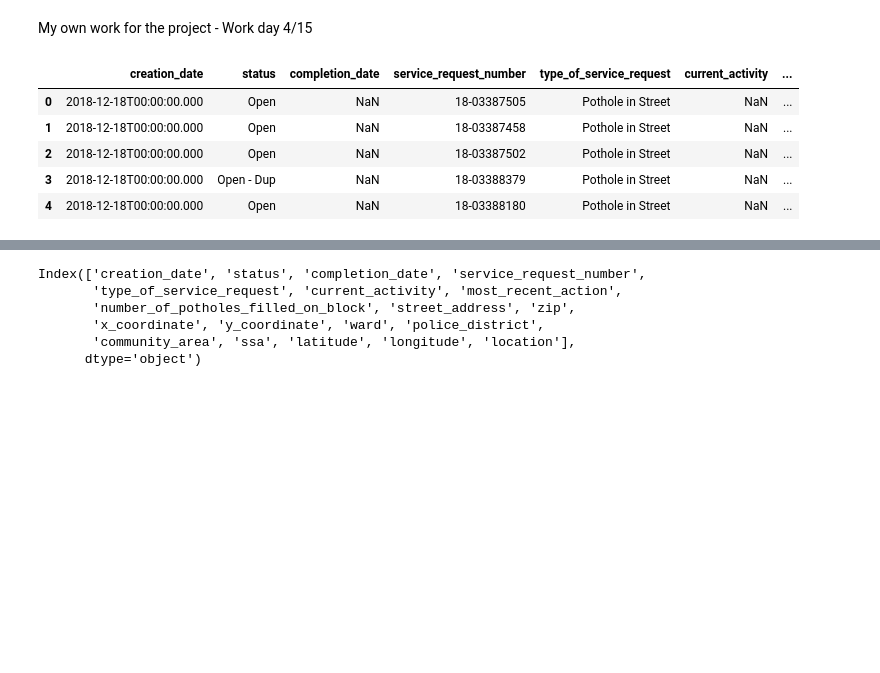
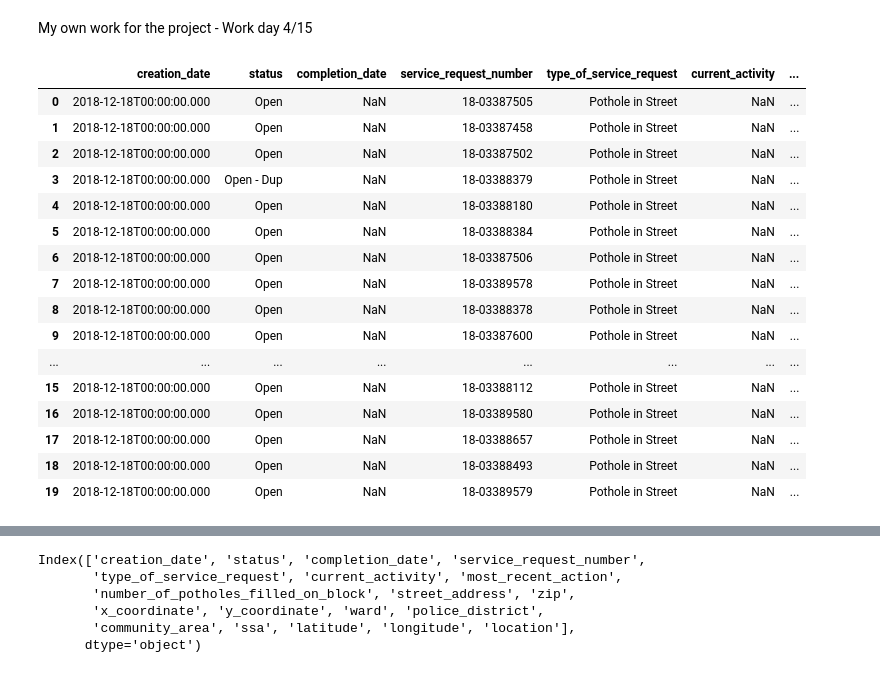
Before and after one commit to alyssaassmith/caniaccombo-potholes, a Jupyter notebook: notebooks/Taylor_W_Group1.ipynb, the cells around one changed output, grey strips where cells are left out. Saved outputs shown, nothing was run; the diff lists cells and outputs as text; code cells hidden in the pictures; blank space fills up the shorter version.

```diff
--- a/notebooks/Taylor_W_Group1.ipynb
+++ b/notebooks/Taylor_W_Group1.ipynb
@@ -20,14 +20,25 @@ pothole = pd.read_csv("https://data.cityofchicago.org/resource/7as2-ds3y.csv?$li
 # %%
 patched = pd.read_csv("https://data.cityofchicago.org/resource/wqdh-9gek.csv?$limit=1000000")
 # %%
-pothole.head()
+pothole.head(20)
 # %% [output]
 |  | creation_date | status | completion_date | service_request_number | type_of_service_request | current_activity | ... |
 | 0 | 2018-12-18T00:00:00.000 | Open | NaN | 18-03387505 | Pothole in Street | NaN | ... |
 | 1 | 2018-12-18T00:00:00.000 | Open | NaN | 18-03387458 | Pothole in Street | NaN | ... |
 | 2 | 2018-12-18T00:00:00.000 | Open | NaN | 18-03387502 | Pothole in Street | NaN | ... |
 | 3 | 2018-12-18T00:00:00.000 | Open - Dup | NaN | 18-03388379 | Pothole in Street | NaN | ... |
 | 4 | 2018-12-18T00:00:00.000 | Open | NaN | 18-03388180 | Pothole in Street | NaN | ... |
+| 5 | 2018-12-18T00:00:00.000 | Open | NaN | 18-03388384 | Pothole in Street | NaN | ... |
+| 6 | 2018-12-18T00:00:00.000 | Open | NaN | 18-03387506 | Pothole in Street | NaN | ... |
+| 7 | 2018-12-18T00:00:00.000 | Open | NaN | 18-03389578 | Pothole in Street | NaN | ... |
+| 8 | 2018-12-18T00:00:00.000 | Open | NaN | 18-03388378 | Pothole in Street | NaN | ... |
+| 9 | 2018-12-18T00:00:00.000 | Open | NaN | 18-03387600 | Pothole in Street | NaN | ... |
+| ... | ... | ... | ... | ... | ... | ... | ... |
+| 15 | 2018-12-18T00:00:00.000 | Open | NaN | 18-03388112 | Pothole in Street | NaN | ... |
+| 16 | 2018-12-18T00:00:00.000 | Open | NaN | 18-03389580 | Pothole in Street | NaN | ... |
+| 17 | 2018-12-18T00:00:00.000 | Open | NaN | 18-03388657 | Pothole in Street | NaN | ... |
+| 18 | 2018-12-18T00:00:00.000 | Open | NaN | 18-03388493 | Pothole in Street | NaN | ... |
+| 19 | 2018-12-18T00:00:00.000 | Open | NaN | 18-03389579 | Pothole in Street | NaN | ... |
 # %%
 pothole.tail()
 # %% [output]
```
Also changed, not shown: parts of 35 cells of this notebook.
